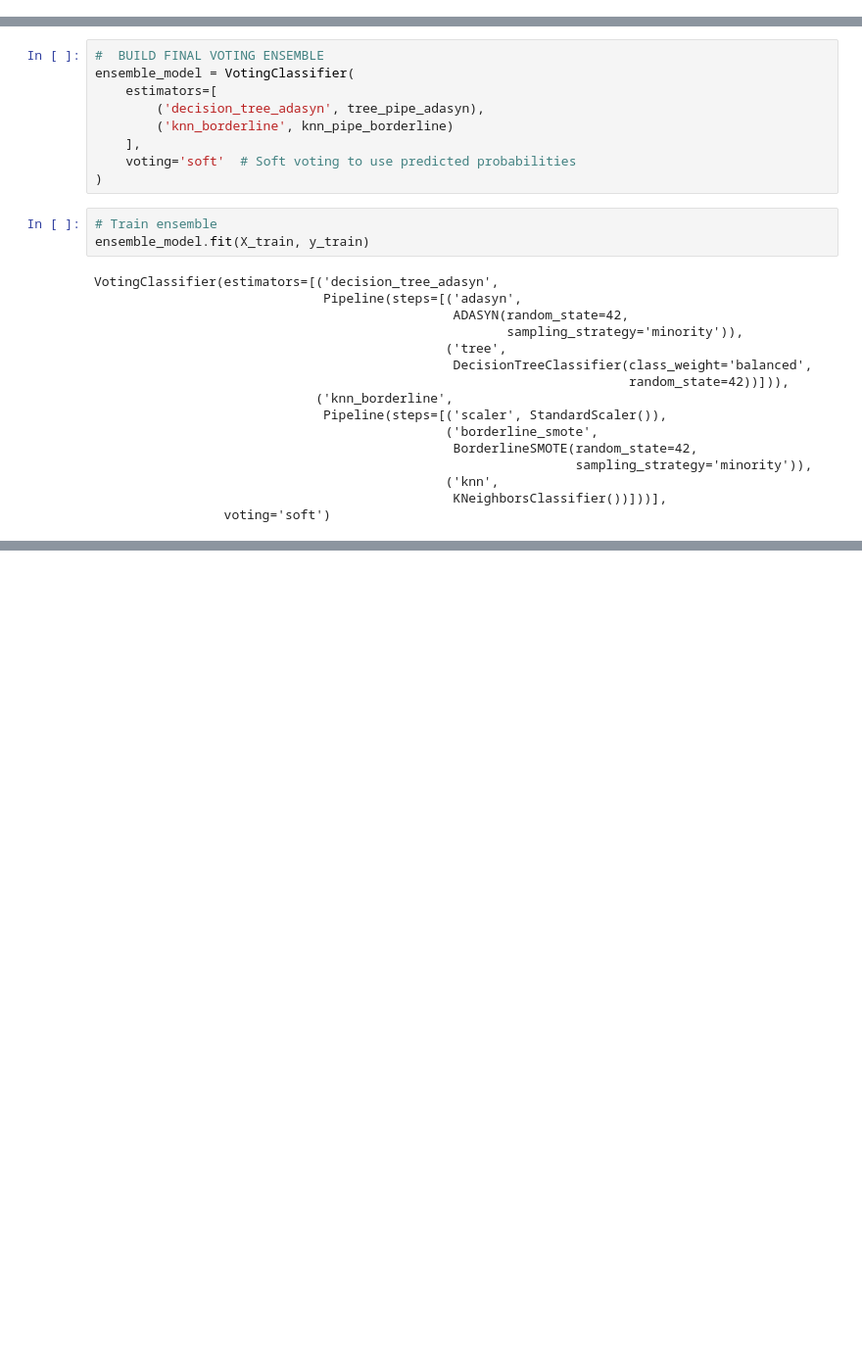
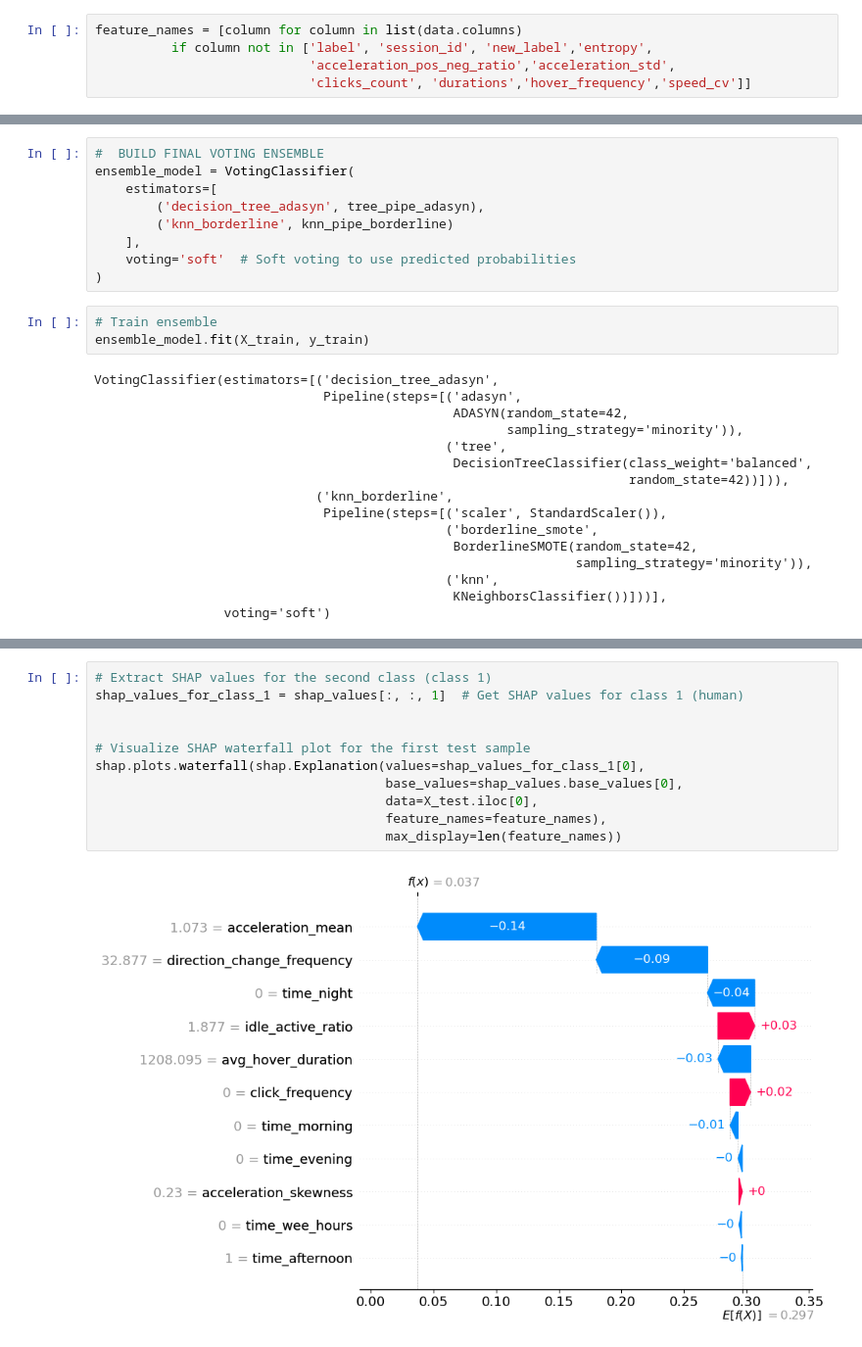
Before and after one commit to cherrydrunk/DSA4263-automated-fraud, a Jupyter notebook: notebooks/model_ensemble.ipynb, the cells around one changed output, grey strips where cells are left out. Shown at 98% size. Drawn from its saved outputs; the diff is of its cells as text; blank space fills up the shorter version.

```diff
--- a/notebooks/model_ensemble.ipynb
+++ b/notebooks/model_ensemble.ipynb
@@ -20,3 +23,8 @@ X = data[[column for column in list(data.columns)
 y = data[['new_label']]
 # %%
 X_train, X_test, y_train, y_test = train_test_split(X, y, test_size=0.4, random_state=42, stratify=y)
+# %%
+feature_names = [column for column in list(data.columns)
+          if column not in ['label', 'session_id', 'new_label','entropy',
+                            'acceleration_pos_neg_ratio','acceleration_std',
+                            'clicks_count', 'durations','hover_frequency','speed_cv']]
@@ -111,0 +280,13 @@ weighted avg       0.99      0.99      0.99       180
+# %%
+# Extract SHAP values for the second class (class 1)
+shap_values_for_class_1 = shap_values[:, :, 1]  # Get SHAP values for class 1 (human)
+
+
+# Visualize SHAP waterfall plot for the first test sample
+shap.plots.waterfall(shap.Explanation(values=shap_values_for_class_1[0],
+                                      base_values=shap_values.base_values[0],
+                                      data=X_test.iloc[0],
+                                      feature_names=feature_names),
+                                      max_display=len(feature_names))
+# %% [output]
+[figure, added]
```
Also changed, not shown: parts of 18 cells of this notebook.
